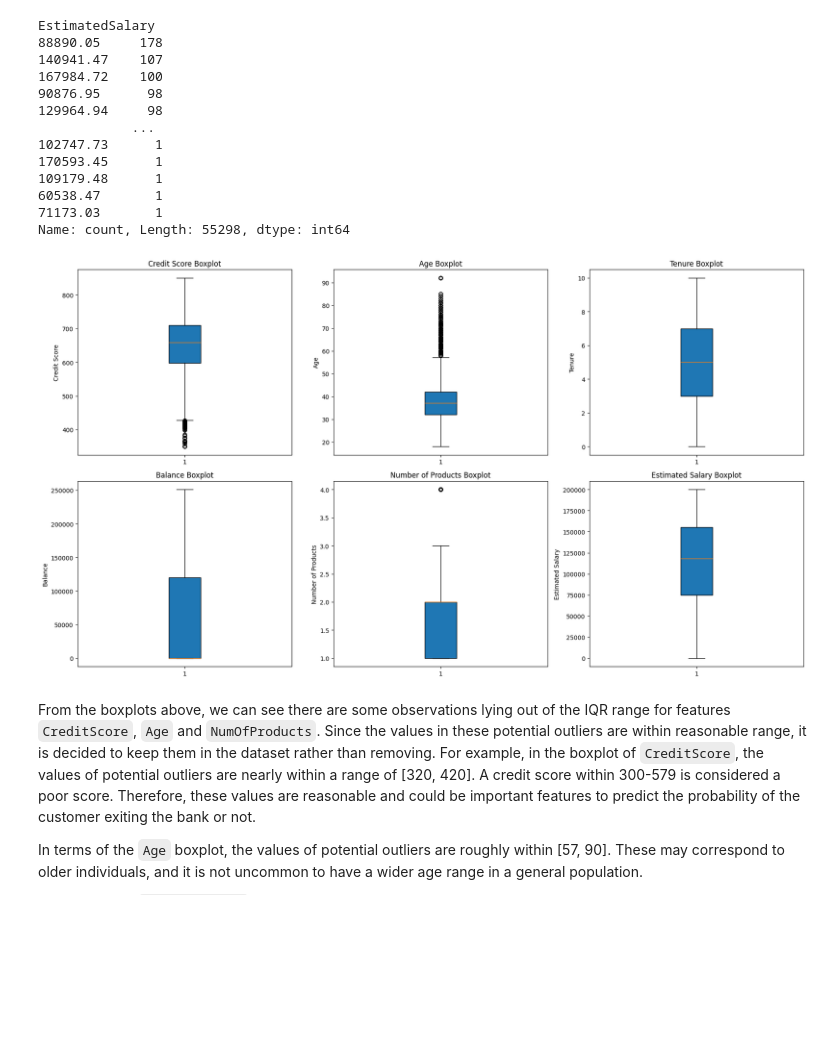
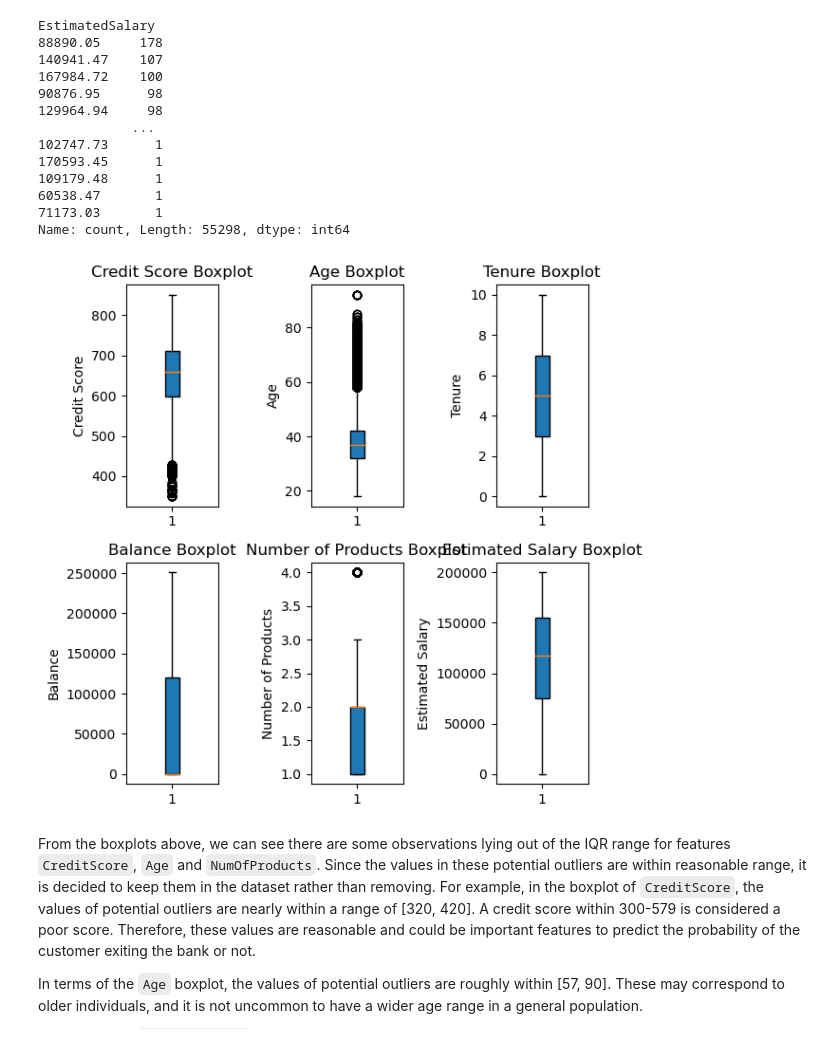
Before and after one commit to MACS-33002/macs-33002-2024s-Mendyhao, a Jupyter notebook: P4_evaluation.ipynb, the cells around one changed output. Cells and saved outputs as stored; diff of their text form; code cells hidden in the pictures; blank space fills up the shorter version.

```diff
--- a/P4_evaluation.ipynb
+++ b/P4_evaluation.ipynb
@@ -329,7 +329,7 @@ EstimatedSalary
 Name: count, Length: 55298, dtype: int64
 # %%
 # Create a 2x3 grid of axes
-fig, axs = plt.subplots(2, 3, figsize=(18, 10))  # Adjust the figsize to better fit the display
+fig, axs = plt.subplots(2, 3, figsize=(6, 6))  # Adjust the figsize to better fit the display
 
 # Plot boxplot for CreditScore
 axs[0, 0].boxplot(df['CreditScore'].dropna(), patch_artist=True)  # dropna() removes missing values
@@ -340,34 +340,34 @@ axs[0, 0].set_ylabel('Credit Score')
 axs[0, 1].boxplot(df['Age'].dropna(), patch_artist=True)
 axs[0, 1].set_title('Age Boxplot')
 axs[0, 1].set_ylabel('Age')
 
 # Plot boxplot for Tenure
 axs[0, 2].boxplot(df['Tenure'].dropna(), patch_artist=True)
 axs[0, 2].set_title('Tenure Boxplot')
 axs[0, 2].set_ylabel('Tenure')
 
 # Plot boxplot for Balance
 axs[1, 0].boxplot(df['Balance'].dropna(), patch_artist=True)
 axs[1, 0].set_title('Balance Boxplot')
 axs[1, 0].set_ylabel('Balance')
 
 # Plot boxplot for NumOfProducts
 axs[1, 1].boxplot(df['NumOfProducts'].dropna(), patch_artist=True)
 axs[1, 1].set_title('Number of Products Boxplot')
 axs[1, 1].set_ylabel('Number of Products')
 
 # Plot boxplot for EstimatedSalary
 axs[1, 2].boxplot(df['EstimatedSalary'].dropna(), patch_artist=True)
 axs[1, 2].set_title('Estimated Salary Boxplot')
 axs[1, 2].set_ylabel('Estimated Salary')
 
 # Adjust layout to prevent overlap
 plt.tight_layout()
 
 # Display the plot
 plt.show()
 # %% [output]
-[figure, old version]
+[figure, new version]
 # %% [markdown]
 From the boxplots above, we can see there are some observations lying out of the IQR range for features `CreditScore`, `Age` and `NumOfProducts`. Since the values in these potential outliers are within reasonable range, it is decided to keep them in the dataset rather than removing. For example, in the boxplot of `CreditScore`, the values of potential outliers are nearly within a range of [320, 420]. A credit score within 300-579 is considered a poor score. Therefore, these values are reasonable and could be important features to predict the probability of the customer exiting the bank or not.
 
```
Also changed, not shown: parts of 8 cells of this notebook.
